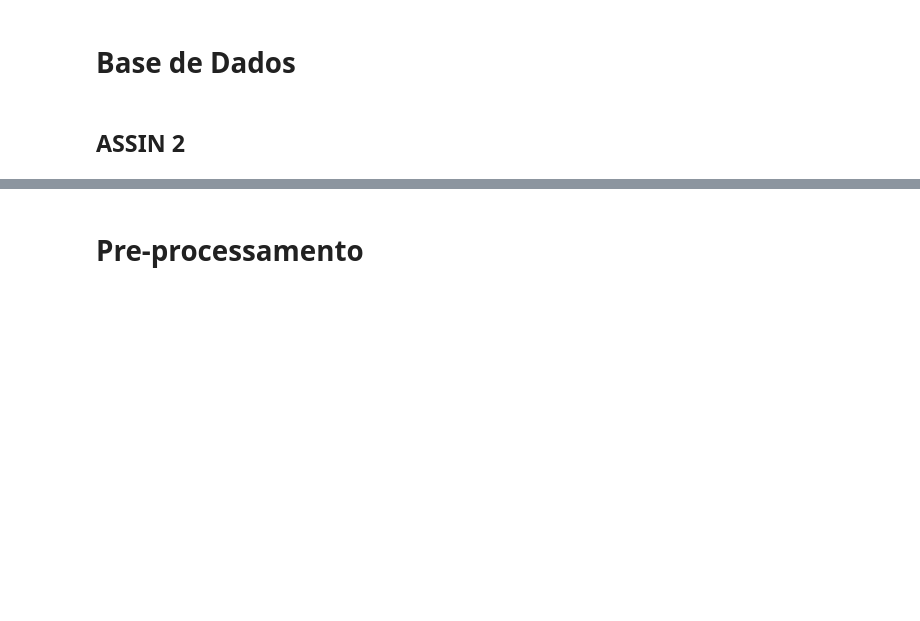
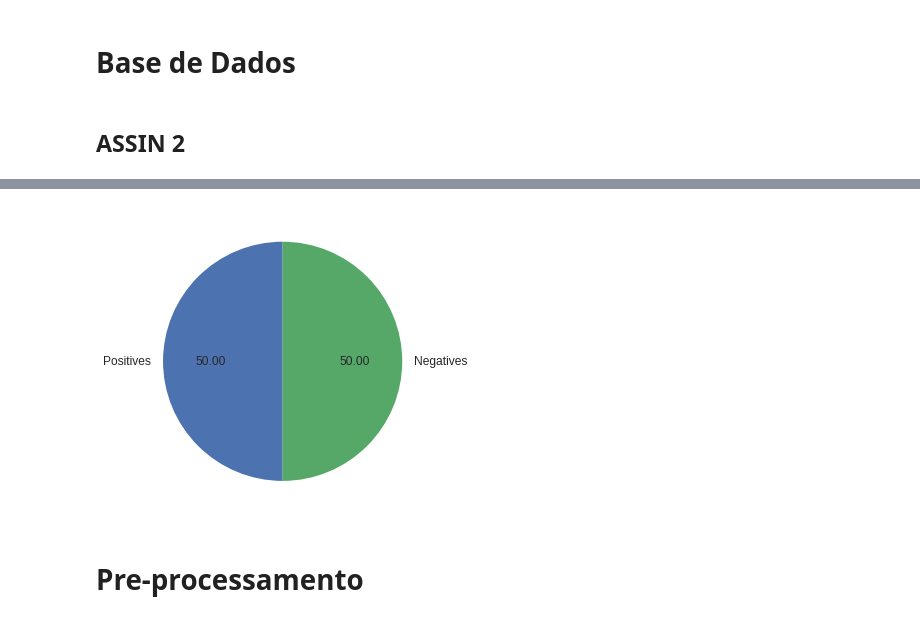
Before and after one commit to pedrosena138/assin2-bertimbau-benchmark, a Jupyter notebook: ASSIN2_Portuguese_BERT_TensorFlow.ipynb, the cells around one changed output, grey strips where cells are left out. Cells and saved outputs as stored; diff of their text form; code cells hidden in the pictures; blank space fills up the shorter version.

```diff
--- a/ASSIN2_Portuguese_BERT_TensorFlow.ipynb
+++ b/ASSIN2_Portuguese_BERT_TensorFlow.ipynb
@@ -96,9 +98,0 @@ plt.show()
-# %%
-def count_pos_and_neg(examples):
-    neg, pos = np.bincount(examples['entailment_judgment'])
-    return {'neg': neg, 'pos': pos}
-
-count_dict = dataset.map(count_pos_and_neg)
-total = count_dict['neg'] + count_dict['pos']
-print('Examples:\n    Total: {}\n    Positive: {} ({:.2f}% of total)\n'.format(
-    total, count_dict['pos'], 100 * count_dict['pos'] / total))
@@ -112,2 +99,18 @@ Examples:
+# %%
+def count_pos_and_neg():
+    pos = 0,
+    neg = 0
+    for key in dataset.keys():
+        partial_neg, partial_pos = np.bincount(dataset[key]['entailment_judgment'])
+        pos += partial_pos
+        neg += int(partial_neg)
+
+    return int(pos), neg
+
+pos, neg = count_pos_and_neg()
+plt.pie([pos, neg], labels=['Positives', 'Negatives'], autopct='%.2f', textprops={'size': 'large'}, startangle=90)
+plt.show()
+# %% [output]
+[figure, added]
 # %% [markdown]
 # Pre-processamento
```
Also changed, not shown: parts of 15 cells of this notebook.
